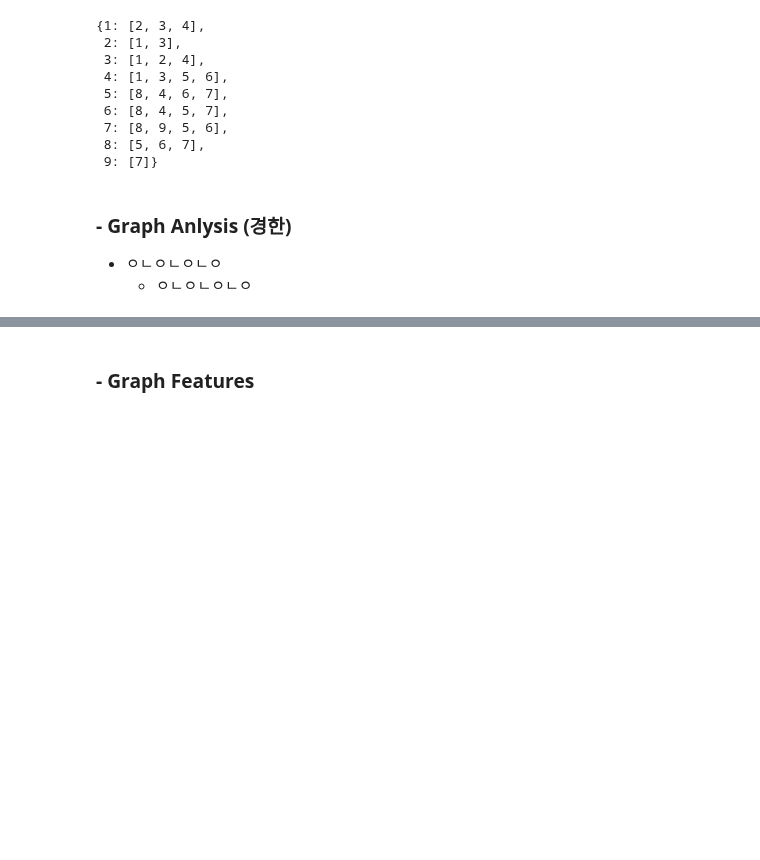
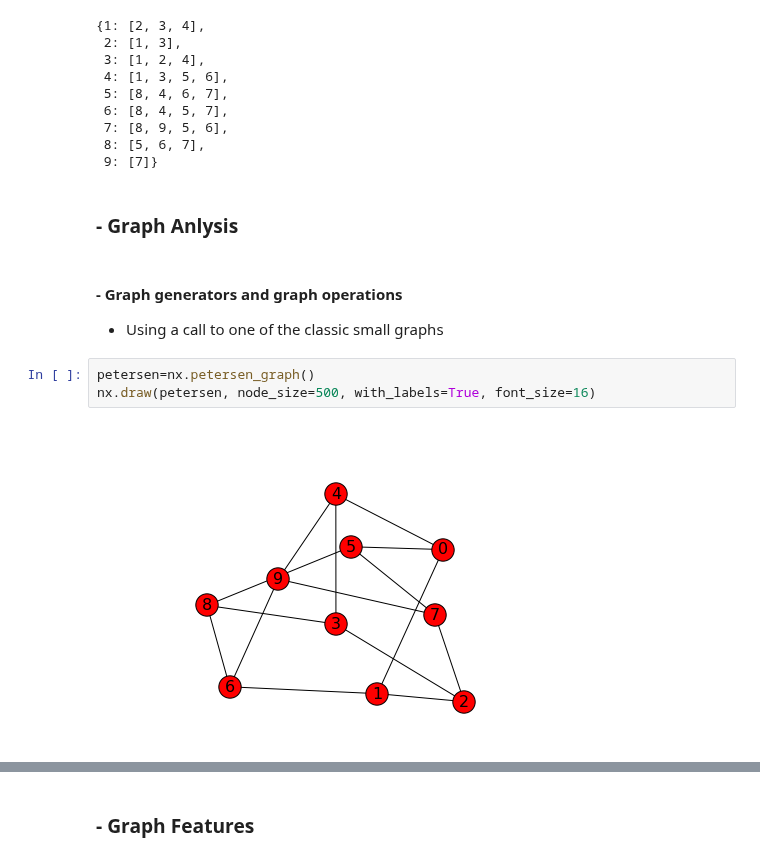
Before and after one commit to bluebibi/LINK_ML_BIG_DATA, a Jupyter notebook: networkx.ipynb, the cells around one changed output, grey strips where cells are left out. Cells and saved outputs as stored; diff of their text form; blank space fills up the shorter version.

```diff
--- a/networkx.ipynb
+++ b/networkx.ipynb
@@ -112,6 +112,12 @@ dict((x, g.neighbors(x)) for x in g.nodes())
  8: [5, 6, 7],
  9: [7]}
 # %% [markdown]
-### - Graph Anlysis (경한)
-- ㅇㄴㅇㄴㅇㄴㅇ
-  - ㅇㄴㅇㄴㅇㄴㅇ
+### - Graph Anlysis
+# %% [markdown]
+#### - Graph generators and graph operations
+ - Using a call to one of the classic small graphs
+# %%
+petersen=nx.petersen_graph()
+nx.draw(petersen, node_size=500, with_labels=True, font_size=16)
+# %% [output]
+[figure, added]
```
Also changed, not shown: parts of 44 cells of this notebook.
